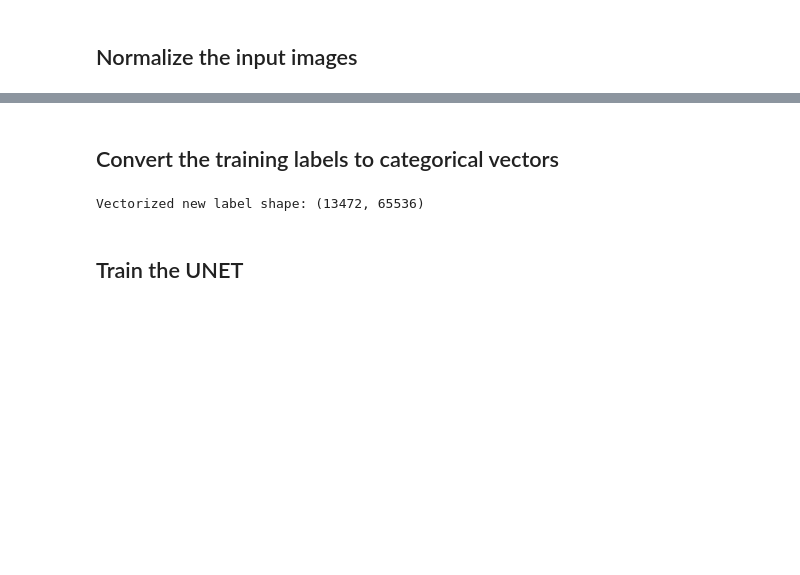
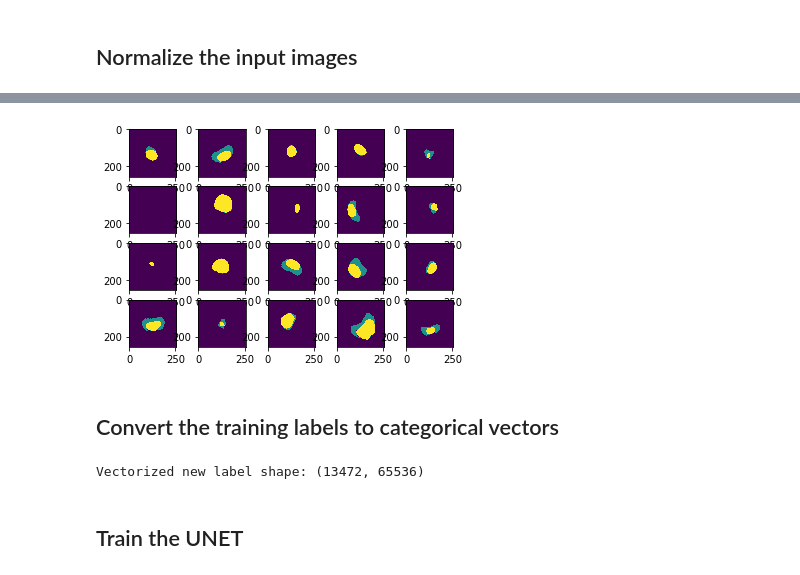
Before and after one commit to MachineLearning4HealthcareHomework/HW3, a Jupyter notebook: Final_codes_results/Train_Evaluate_Unet.ipynb, the cells around one changed output, grey strips where cells are left out. Saved outputs shown, nothing was run; the diff lists cells and outputs as text; code cells hidden in the pictures; blank space fills up the shorter version.

```diff
--- a/Final_codes_results/Train_Evaluate_Unet.ipynb
+++ b/Final_codes_results/Train_Evaluate_Unet.ipynb
@@ -83,3 +103,9 @@ Normalized input image shape: (13472, 256, 256, 1)
+# %%
+for i in range(20):
+    plt.subplot(4,5,i+1)
+    plt.imshow(train_labels[i,:,:])
+# %% [output]
+[figure, added]
 # %% [markdown]
 ## Convert the training labels to categorical vectors
 # %%
```
Also changed, not shown: parts of 13 cells of this notebook.
